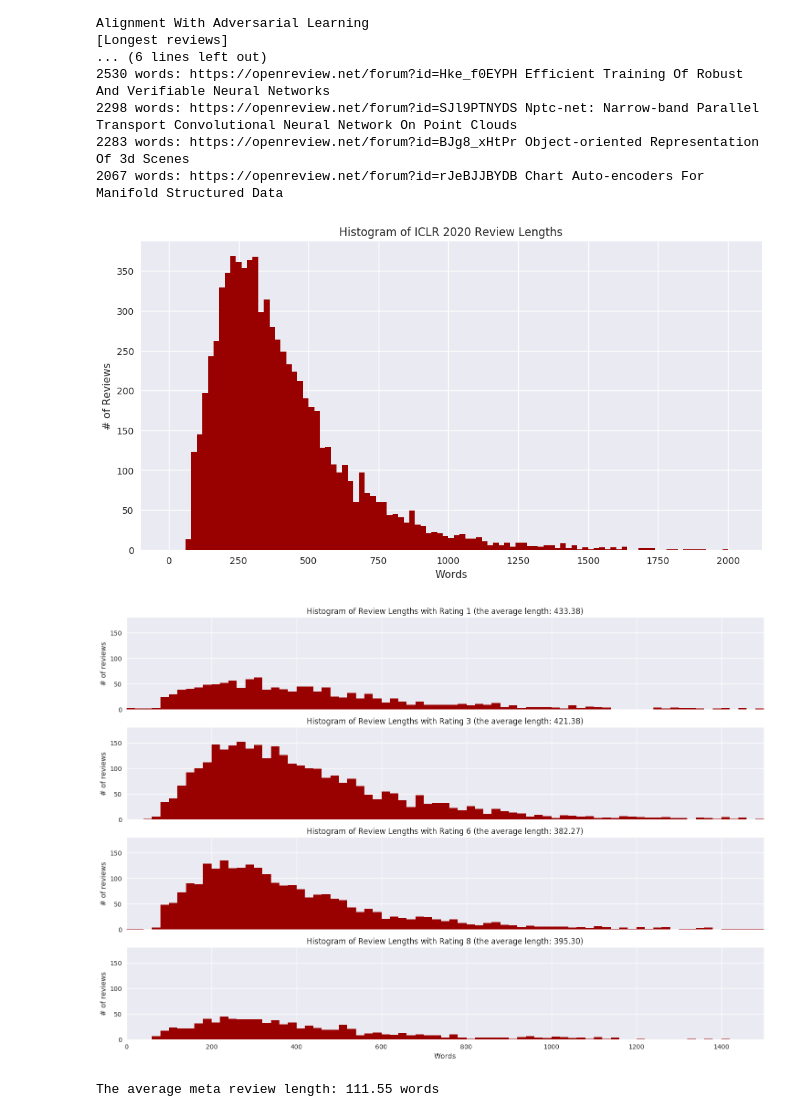
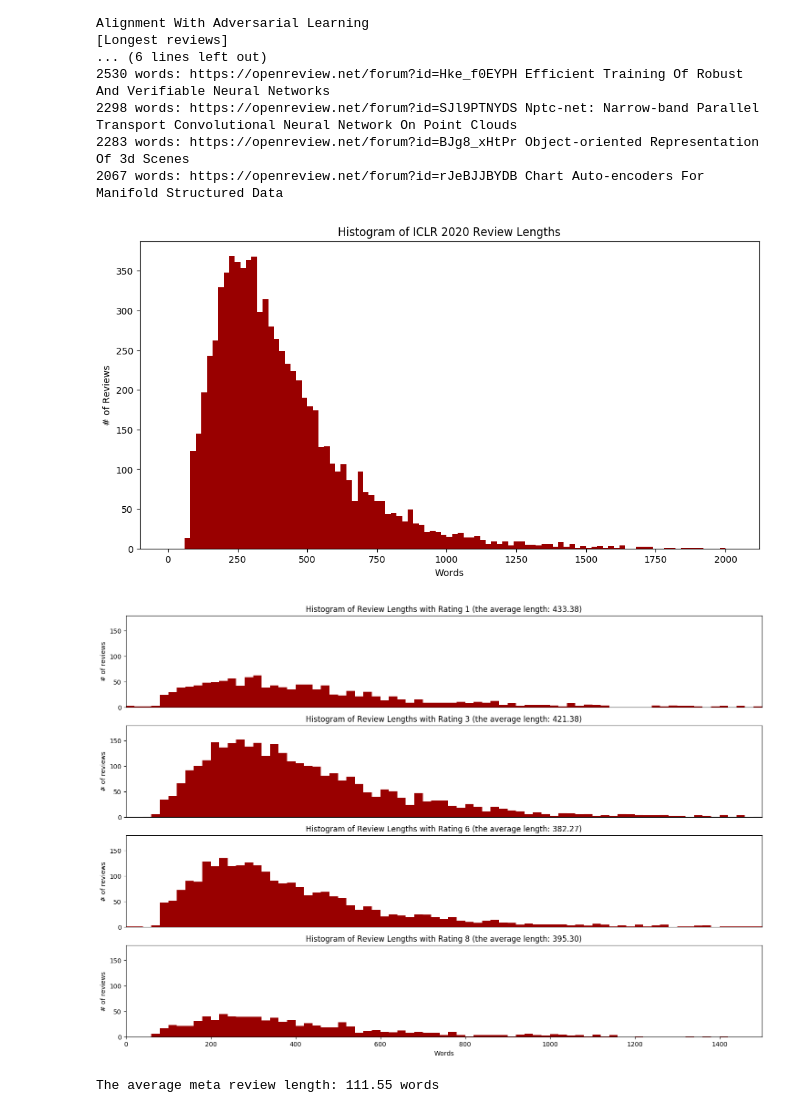
Before and after one commit to shaohua0116/ICLR2020-OpenReviewData, a Jupyter notebook: demo.ipynb, the cells around one changed output. Cells and saved outputs as stored; diff of their text form; code cells hidden in the pictures.

```diff
--- a/demo.ipynb
+++ b/demo.ipynb
@@ -385,22 +384,21 @@ for m in meta_list_sorted_review_len_max[:TOP_NUM]:
 2067 words: https://openreview.net/forum?id=rJeBJJBYDB Chart Auto-encoders For Manifold Structured Data
 # %%
 # Plot histograms of review len
-sns.set()
 fig = plt.figure(figsize=(12, 6))
 plt.title('Histogram of ICLR 2020 Review Lengths')
 
 # Review length hist (remove the 10 shortest/longest reviews)
 interval = 20
 all_review_len_sorted_clip = sorted(all_review_len)[10:-10]
 plt.hist(all_review_len_sorted_clip, bins=[v*interval for v in list(
     np.array(range(np.max(all_review_len_sorted_clip)//interval)))],
     color='#990000')
 plt.xlabel('Words')
 plt.ylabel('# of Reviews')
 plt.show()
 fig.savefig('asset/review_len_hist.png')
 # %% [output]
-[figure, old version]
+[figure, new version]
 # %%
 unique_ratings = np.unique(all_rating)
 bins = [v*interval for v in list(np.array(range(np.max(all_review_len)//interval)))]
@@ -435,7 +433,7 @@ for i, unique_rating in enumerate(unique_ratings):
 plt.show()
 fig.savefig('asset/review_len_hist_rating.png')
 # %% [output]
-[figure, old version]
+[figure, new version]
 # %%
 # average meta review len
 all_meta_review_len = []
```
Also changed, not shown: parts of 5 cells of this notebook, 7 other files.
